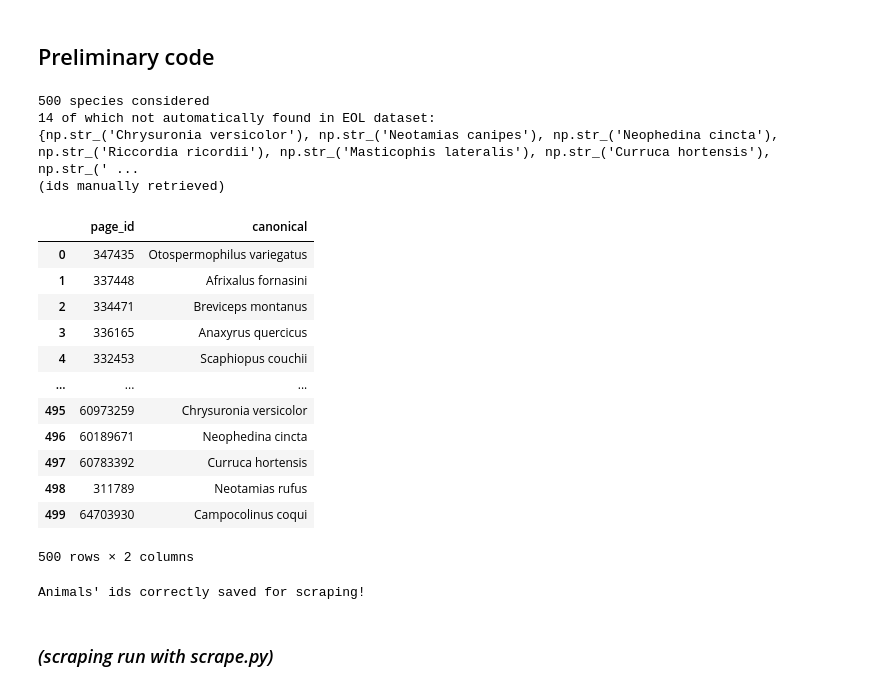
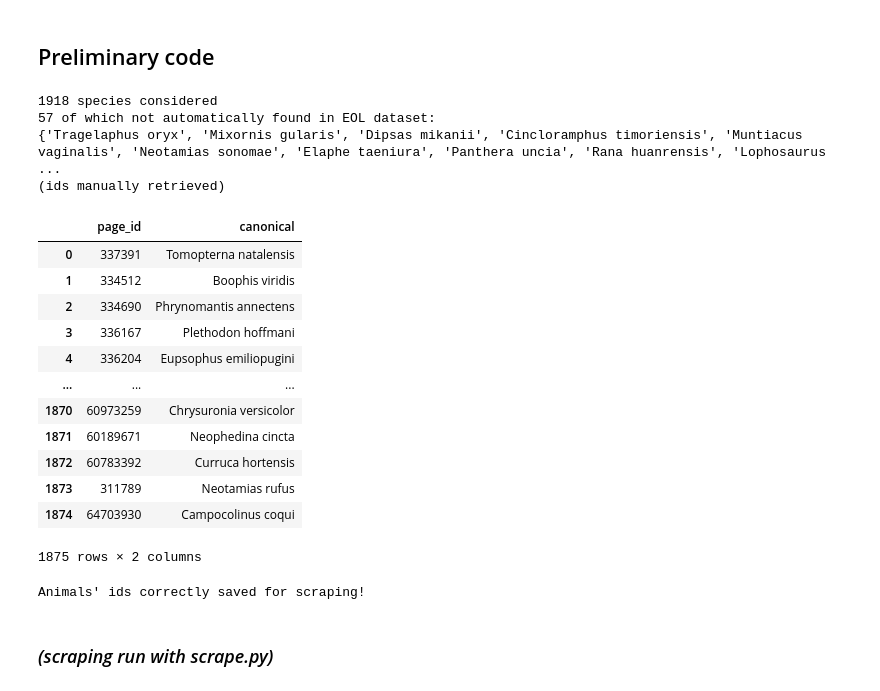
Before and after one commit to annitziak/biodiversity_analysis, a Jupyter notebook: Data/traits/extraction.ipynb, the cells around one changed output. Drawn from its saved outputs; the diff is of its cells as text; code cells hidden in the pictures.

```diff
--- a/Data/traits/extraction.ipynb
+++ b/Data/traits/extraction.ipynb
@@ -10,48 +10,48 @@ import numpy as np
 import ast
 # %%
 # Loading species data
-species_train = np.load(Path('../species/species_train.npz'))
+species_train = np.load(Path('../species/species_train_extra.npz'))
 names_train = species_train['taxon_names']
 print(len(names_train), "species considered") # number of animal species appearing in the train (and test) set
 
 # Loading EOL data
 pagesDF = pd.read_csv('pages.csv', low_memory=False, dtype={'page_id': str})
 print(len(set(names_train) - set(pagesDF['canonical'])), "of which not automatically found in EOL dataset:") # number of species in the train (and test) set not appearing into the online DB
 print(set(names_train) - set(pagesDF['canonical'])) # names of the species in the train (and test) set not appearing into the online DB
 
 # Loading traits' ids not automatically found in EOL dataset
 # (biological name prefixed or followed by discoverer's information)
 unmatchedDF = pd.read_csv('unmatched.csv', dtype={'page_id': str})
 print("(ids manually retrieved)")
 
 # Building the species' EOL ids DF
 animals_trainDF = pagesDF[pagesDF['canonical'].isin(set(names_train))][['page_id', 'canonical']]
 animals_trainDF = pd.concat([animals_trainDF, unmatchedDF], ignore_index=True)
 display(animals_trainDF)
 
 # Saving the EOL ids for scraping
-with open('ids.txt','w') as file:
+with open('ids_extra.txt','w') as file:
     for page_id in animals_trainDF['page_id']:
         file.write(f"{page_id}\n")
 print("Animals' ids correctly saved for scraping!")
 # %% [output]
-500 species considered
-14 of which not automatically found in EOL dataset:
-{np.str_('Chrysuronia versicolor'), np.str_('Neotamias canipes'), np.str_('Neophedina cincta'), np.str_('Riccordia ricordii'), np.str_('Masticophis lateralis'), np.str_('Curruca hortensis'), np.str_(' ...
+1918 species considered
+57 of which not automatically found in EOL dataset:
+{'Tragelaphus oryx', 'Mixornis gularis', 'Dipsas mikanii', 'Cincloramphus timoriensis', 'Muntiacus vaginalis', 'Neotamias sonomae', 'Elaphe taeniura', 'Panthera uncia', 'Rana huanrensis', 'Lophosaurus ...
 (ids manually retrieved)
 |  | page_id | canonical |
-| 0 | 347435 | Otospermophilus variegatus |
-| 1 | 337448 | Afrixalus fornasini |
-| 2 | 334471 | Breviceps montanus |
-| 3 | 336165 | Anaxyrus quercicus |
-| 4 | 332453 | Scaphiopus couchii |
+| 0 | 337391 | Tomopterna natalensis |
+| 1 | 334512 | Boophis viridis |
+| 2 | 334690 | Phrynomantis annectens |
+| 3 | 336167 | Plethodon hoffmani |
+| 4 | 336204 | Eupsophus emiliopugini |
 | ... | ... | ... |
-| 495 | 60973259 | Chrysuronia versicolor |
-| 496 | 60189671 | Neophedina cincta |
-| 497 | 60783392 | Curruca hortensis |
-| 498 | 311789 | Neotamias rufus |
-| 499 | 64703930 | Campocolinus coqui |
+| 1870 | 60973259 | Chrysuronia versicolor |
+| 1871 | 60189671 | Neophedina cincta |
+| 1872 | 60783392 | Curruca hortensis |
+| 1873 | 311789 | Neotamias rufus |
+| 1874 | 64703930 | Campocolinus coqui |
-500 rows × 2 columns
+1875 rows × 2 columns
 Animals' ids correctly saved for scraping!
 # %% [markdown]
 ### _(scraping run with scrape.py)_
```
Also changed, not shown: 5 other files.
